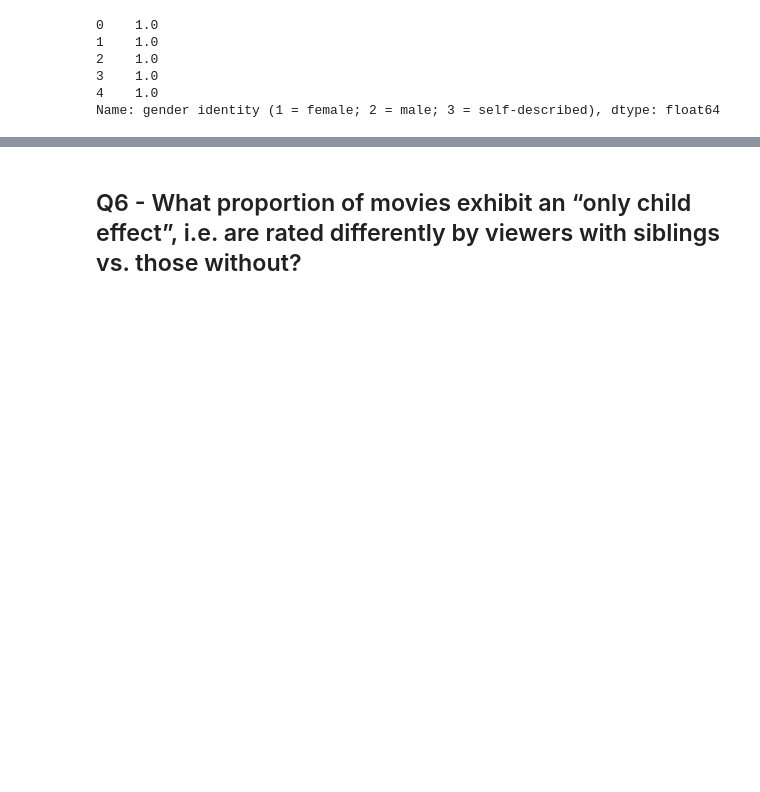
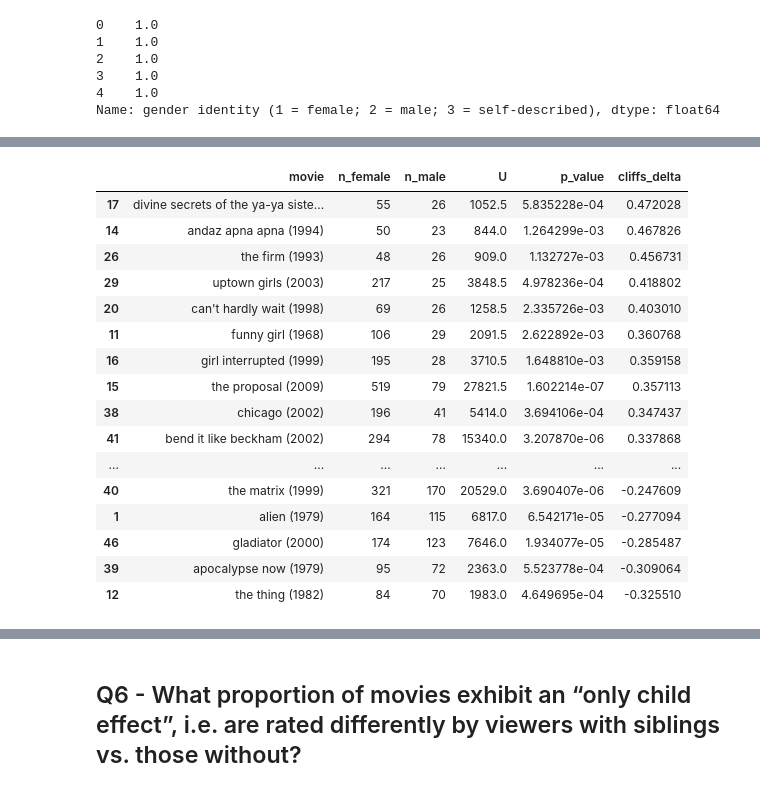
Before and after one commit to jtad96/hypothesis-testing-project, a Jupyter notebook: analyses/beibarys_questions7,8,9.ipynb, the cells around one changed output, grey strips where cells are left out. Saved outputs shown, nothing was run; the diff lists cells and outputs as text; code cells hidden in the pictures; blank space fills up the shorter version.

```diff
--- a/analyses/beibarys_questions7,8,9.ipynb
+++ b/analyses/beibarys_questions7,8,9.ipynb
@@ -61,6 +61,12 @@ def significance(alpha, p_value):
         print(f"p = {p_value:.6g} < α = {alpha} = Reject H0 (statistically significant).")
     else:
         print(f"p = {p_value:.6g} ≥ α = {alpha} = Fail to reject H0 (not statistically significant).")
+
+# cliff's delta for effect size of non-parametric Mann-Whitney U test
+def cliffs_delta_from_u(u, n1, n2):
+    # SciPy returns U for the first sample.
+    # δ = 2*(U/(n1*n2)) - 1 ; δ>0 = group1 tends to rate higher than group2
+    return 2.0 * (u / (n1 * n2)) - 1.0
 # %%
 # libraries
 import numpy as np
@@ -211,10 +213,9 @@ Name: gender identity (1 = female; 2 = male; 3 = self-described), dtype: float64
 # taking a mask for necessary column
 column = "gender identity (1 = female; 2 = male; 3 = self-described)"
 alpha = 0.005
-
 # list for movies that have potential significant results.
 significant_movies_gender = []
-results = []
+results_q4_ks = []
 
 # for loop for separating each movie subset into two groups and conducting the non-parametric test
 for movie in movie_columns:
@@ -223,28 +224,21 @@ for movie in movie_columns:
     males = df.loc[df[column] == 2, movie].dropna()
 
     # conducting the test
-    u_statistic, p_value = stats.mannwhitneyu(females, males, alternative='two-sided')
+    d_statistic, p_value = stats.kstest(females, males, alternative='two-sided', )
 
     # if condition to save significant movies to the list created:#
     if p_value < alpha:
         # append to significant movies list
         significant_movies_gender.append(movie)
 
-        # compute median values for each movie
-        female_med = np.median(females) if len(females) else np.nan
-        male_med   = np.median(males) if len(males)   else np.nan
-        median_diff = female_med - male_med
-
+        # calculate Cliff's delta effect size
         # save data as well
-        results.append({
+        results_q4_ks.append({
         "movie": movie,
         "n_female": len(females),
         "n_male": len(males),
-        "U": u_statistic,
+        "D": d_statistic,
         "p_value": p_value,
-        "female_median": female_med,
-        "male_median": male_med,
-        "median_diff": median_diff
     })
 
     # # use the significance function created
@@ -293,0 +378,28 @@ df_results.sort_values(by = ["median_diff"],
+# %%
+# convert results to dataframe
+df_results_u = pd.DataFrame(results_q4_u).copy()
+
+# filter out negligible effects
+df_results_u_medium_large = df_results_u.loc[abs(round(df_results_u["cliffs_delta"], 2)) > 0.15]
+
+# compare and sort values from decreasing to increasing delta effect size
+df_results_u_medium_large.sort_values(by = ["cliffs_delta"],
+                       ascending= False)
+# %% [output]
+|  | movie | n_female | n_male | U | p_value | cliffs_delta |
+| 17 | divine secrets of the ya-ya siste... | 55 | 26 | 1052.5 | 5.835228e-04 | 0.472028 |
+| 14 | andaz apna apna (1994) | 50 | 23 | 844.0 | 1.264299e-03 | 0.467826 |
+| 26 | the firm (1993) | 48 | 26 | 909.0 | 1.132727e-03 | 0.456731 |
+| 29 | uptown girls (2003) | 217 | 25 | 3848.5 | 4.978236e-04 | 0.418802 |
+| 20 | can't hardly wait (1998) | 69 | 26 | 1258.5 | 2.335726e-03 | 0.403010 |
+| 11 | funny girl (1968) | 106 | 29 | 2091.5 | 2.622892e-03 | 0.360768 |
+| 16 | girl interrupted (1999) | 195 | 28 | 3710.5 | 1.648810e-03 | 0.359158 |
+| 15 | the proposal (2009) | 519 | 79 | 27821.5 | 1.602214e-07 | 0.357113 |
+| 38 | chicago (2002) | 196 | 41 | 5414.0 | 3.694106e-04 | 0.347437 |
+| 41 | bend it like beckham (2002) | 294 | 78 | 15340.0 | 3.207870e-06 | 0.337868 |
+| ... | ... | ... | ... | ... | ... | ... |
+| 40 | the matrix (1999) | 321 | 170 | 20529.0 | 3.690407e-06 | -0.247609 |
+| 1 | alien (1979) | 164 | 115 | 6817.0 | 6.542171e-05 | -0.277094 |
+| 46 | gladiator (2000) | 174 | 123 | 7646.0 | 1.934077e-05 | -0.285487 |
+| 39 | apocalypse now (1979) | 95 | 72 | 2363.0 | 5.523778e-04 | -0.309064 |
+| 12 | the thing (1982) | 84 | 70 | 1983.0 | 4.649695e-04 | -0.325510 |
```
Also changed, not shown: parts of 65 cells of this notebook.
